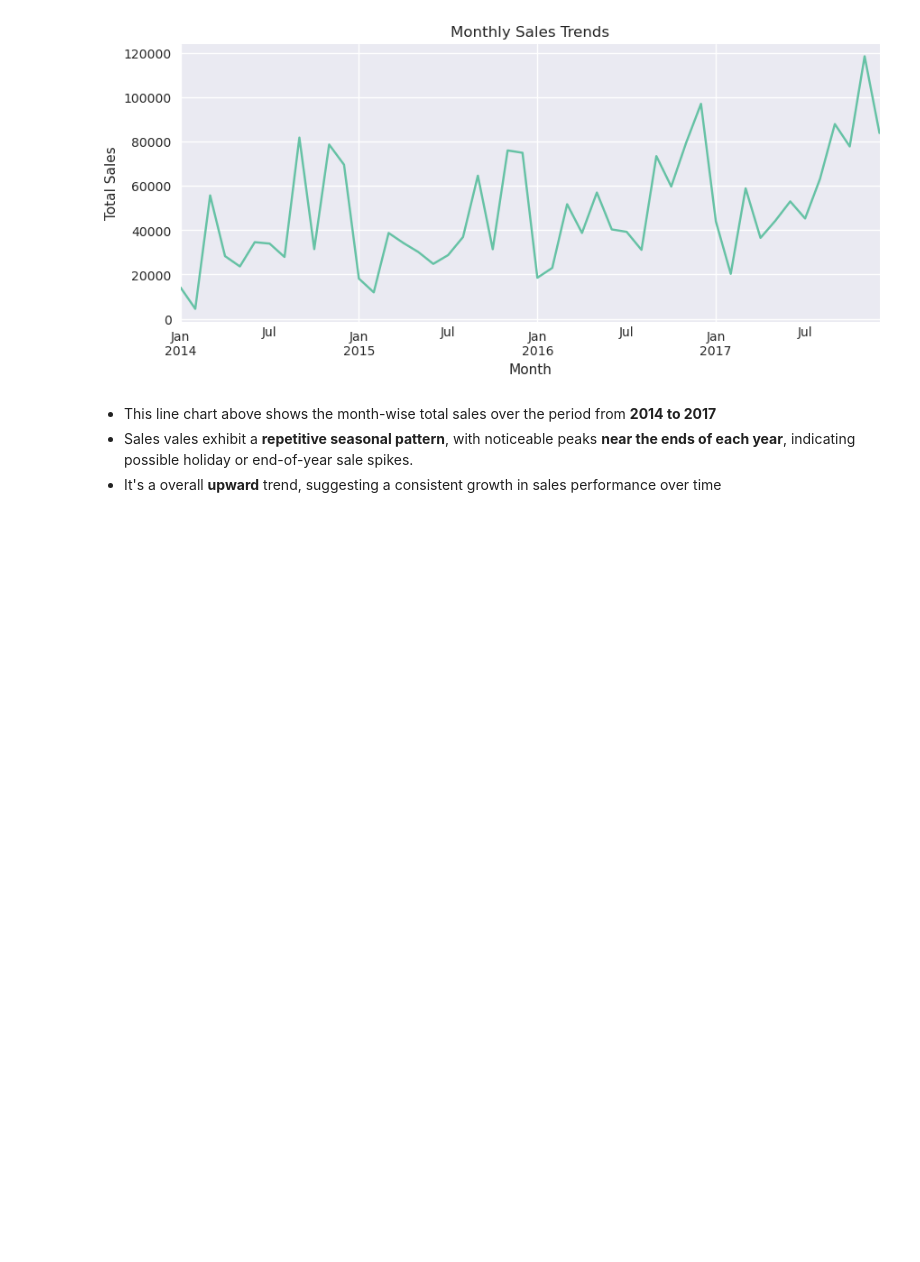
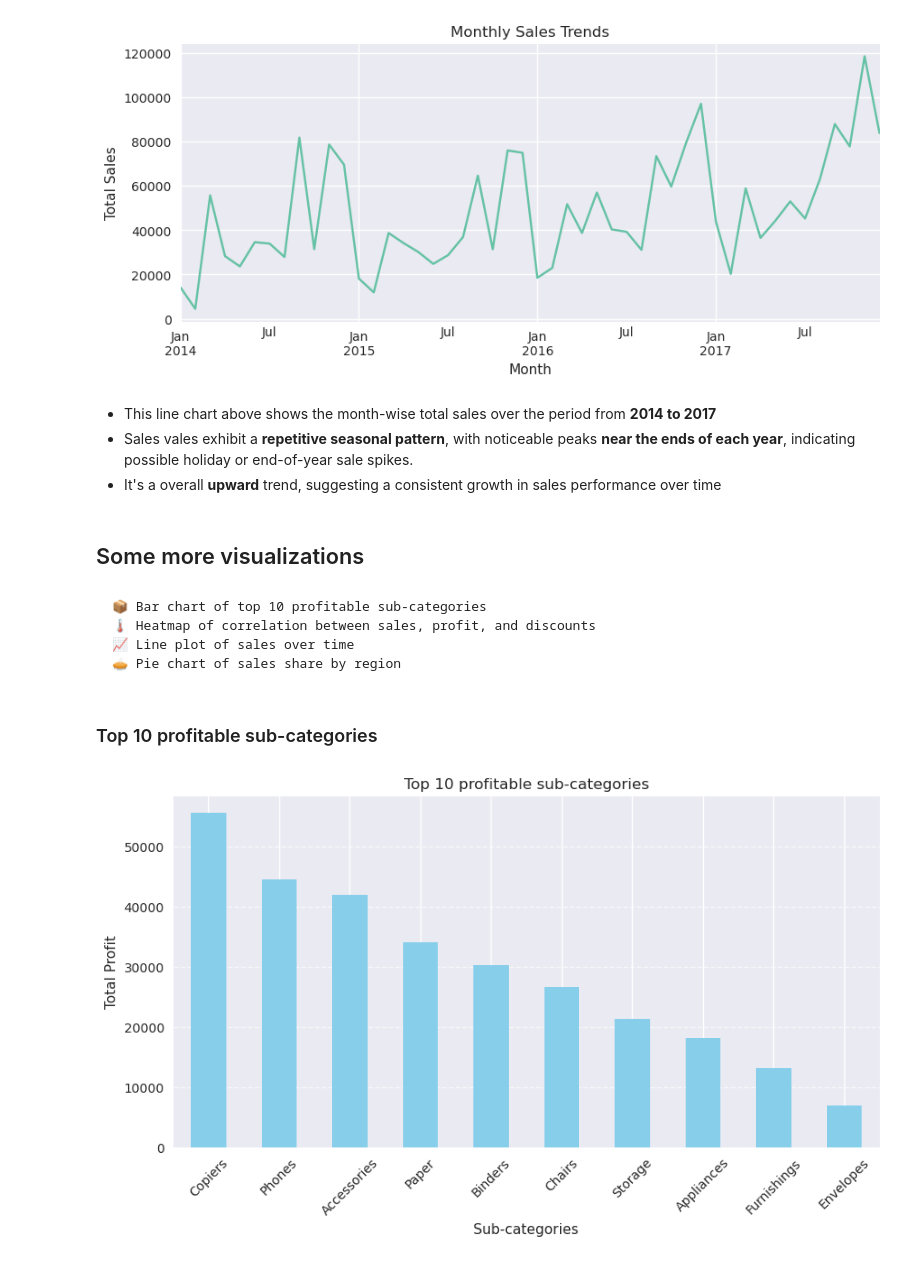
Before and after one commit to Slothcoder310/superstore-sales-analysis, a Jupyter notebook: main.ipynb, the cells around one changed output. Saved outputs shown, nothing was run; the diff lists cells and outputs as text; code cells hidden in the pictures; blank space fills up the shorter version.

Commit message:
U[dated main.ipynb with latest edits to visualization

```diff
--- a/main.ipynb
+++ b/main.ipynb
@@ -130,3 +130,30 @@ plt.show()
 - This line chart above shows the month-wise total sales over the period from **2014 to 2017**
 - Sales vales exhibit a **repetitive seasonal pattern**, with noticeable peaks **near the ends of each year**, indicating possible holiday or end-of-year sale spikes.
 - It's a overall **upward** trend, suggesting a consistent growth in sales performance over time
+# %% [markdown]
+## Some more visualizations
+# %% [markdown]
+
+    📦 Bar chart of top 10 profitable sub-categories
+    🌡️ Heatmap of correlation between sales, profit, and discounts
+    📈 Line plot of sales over time
+    🥧 Pie chart of sales share by region
+# %% [markdown]
+### Top 10 profitable sub-categories
+# %%
+profitable_subcats = (
+    data.groupby('Sub-Category')['Profit'].sum()
+    .sort_values(ascending=False).head(10)
+)
+
+plt.figure(figsize=(10,5))
+profitable_subcats.plot(kind = 'bar', color = 'skyblue')
+
+plt.title('Top 10 profitable sub-categories')
+plt.xlabel('Sub-categories')
+plt.ylabel('Total Profit')
+plt.xticks(rotation = 45)
+plt.grid(axis ='y', linestyle = '--', alpha = 0.7)
+plt.show()
+# %% [output]
+[figure, added]
```
Also changed, not shown: parts of 7 cells of this notebook.
